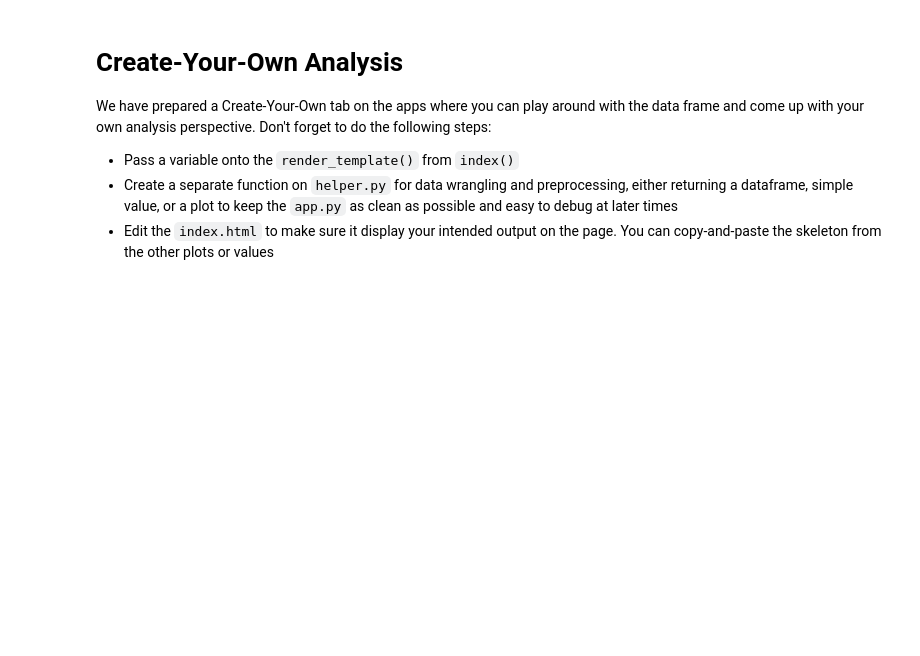
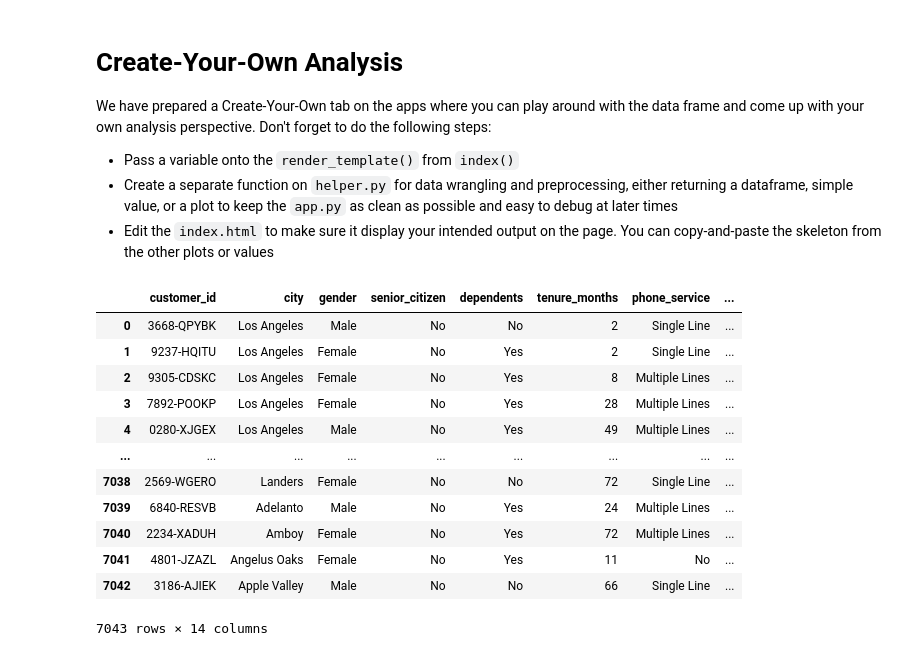
Before and after one commit to javarscript/capstone-telco-project, a Jupyter notebook: Customer_Churn_Analysis.ipynb, the cells around one changed output. Cells and saved outputs as stored; diff of their text form; code cells hidden in the pictures; blank space fills up the shorter version.

```diff
--- a/Customer_Churn_Analysis.ipynb
+++ b/Customer_Churn_Analysis.ipynb
@@ -455,3 +454,18 @@ We have prepared a Create-Your-Own tab on the apps where you can play around wit
 - Edit the `index.html` to make sure it display your intended output on the page. You can copy-and-paste the skeleton from the other plots or values
 # %%
 ## Your code here
+data
+# %% [output]
+|  | customer_id | city | gender | senior_citizen | dependents | tenure_months | phone_service | ... |
+| 0 | 3668-QPYBK | Los Angeles | Male | No | No | 2 | Single Line | ... |
+| 1 | 9237-HQITU | Los Angeles | Female | No | Yes | 2 | Single Line | ... |
+| 2 | 9305-CDSKC | Los Angeles | Female | No | Yes | 8 | Multiple Lines | ... |
+| 3 | 7892-POOKP | Los Angeles | Female | No | Yes | 28 | Multiple Lines | ... |
+| 4 | 0280-XJGEX | Los Angeles | Male | No | Yes | 49 | Multiple Lines | ... |
+| ... | ... | ... | ... | ... | ... | ... | ... | ... |
+| 7038 | 2569-WGERO | Landers | Female | No | No | 72 | Single Line | ... |
+| 7039 | 6840-RESVB | Adelanto | Male | No | Yes | 24 | Multiple Lines | ... |
+| 7040 | 2234-XADUH | Amboy | Female | No | Yes | 72 | Multiple Lines | ... |
+| 7041 | 4801-JZAZL | Angelus Oaks | Female | No | Yes | 11 | No | ... |
+| 7042 | 3186-AJIEK | Apple Valley | Male | No | No | 66 | Single Line | ... |
+7043 rows × 14 columns
```
Also changed, not shown: parts of 7 cells of this notebook, 3 other files.
